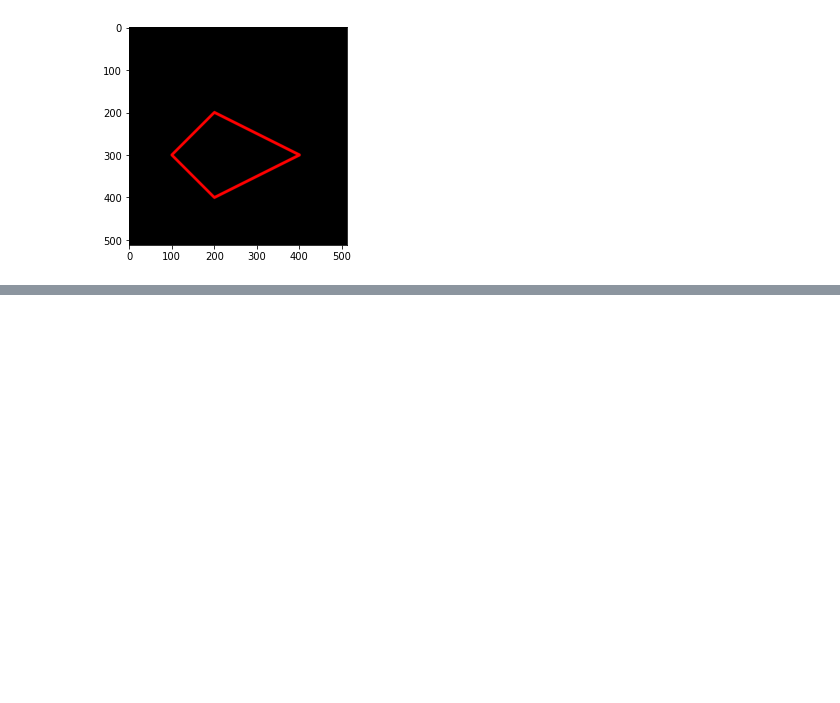
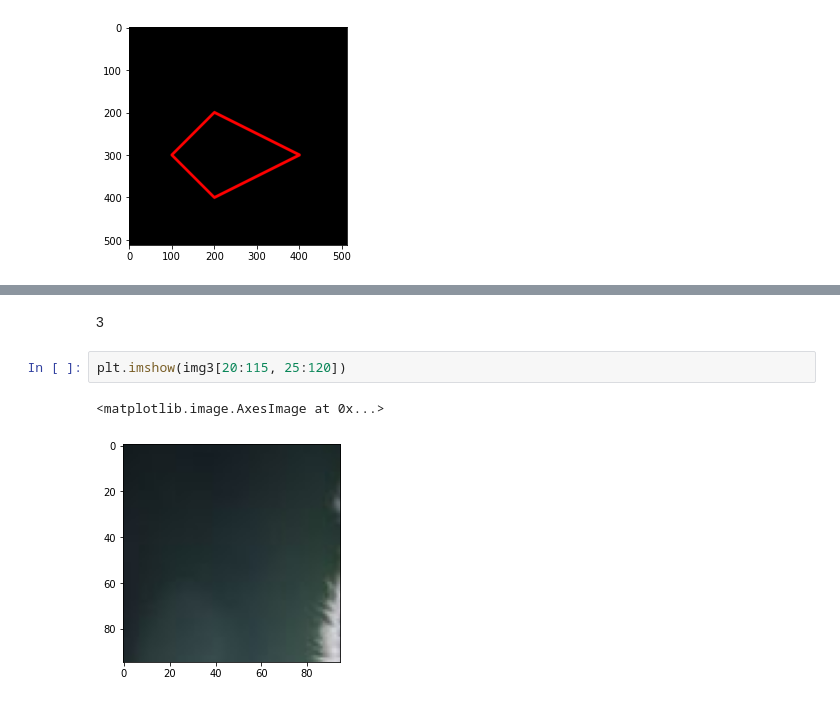
Before and after one commit to ikypakey/PCVK, a Jupyter notebook: Week2.ipynb, the cells around one changed output, grey strips where cells are left out. Saved outputs shown, nothing was run; the diff lists cells and outputs as text; blank space fills up the shorter version.

```diff
--- a/Week2.ipynb
+++ b/Week2.ipynb
@@ -133,0 +149,7 @@ plt.imshow(black_img2)
+# %% [markdown]
+3
+# %%
+plt.imshow(img3[20:115, 25:120])
+# %% [output]
+<matplotlib.image.AxesImage at 0x...>
+[figure, added]
```
Also changed, not shown: parts of 13 cells of this notebook.
